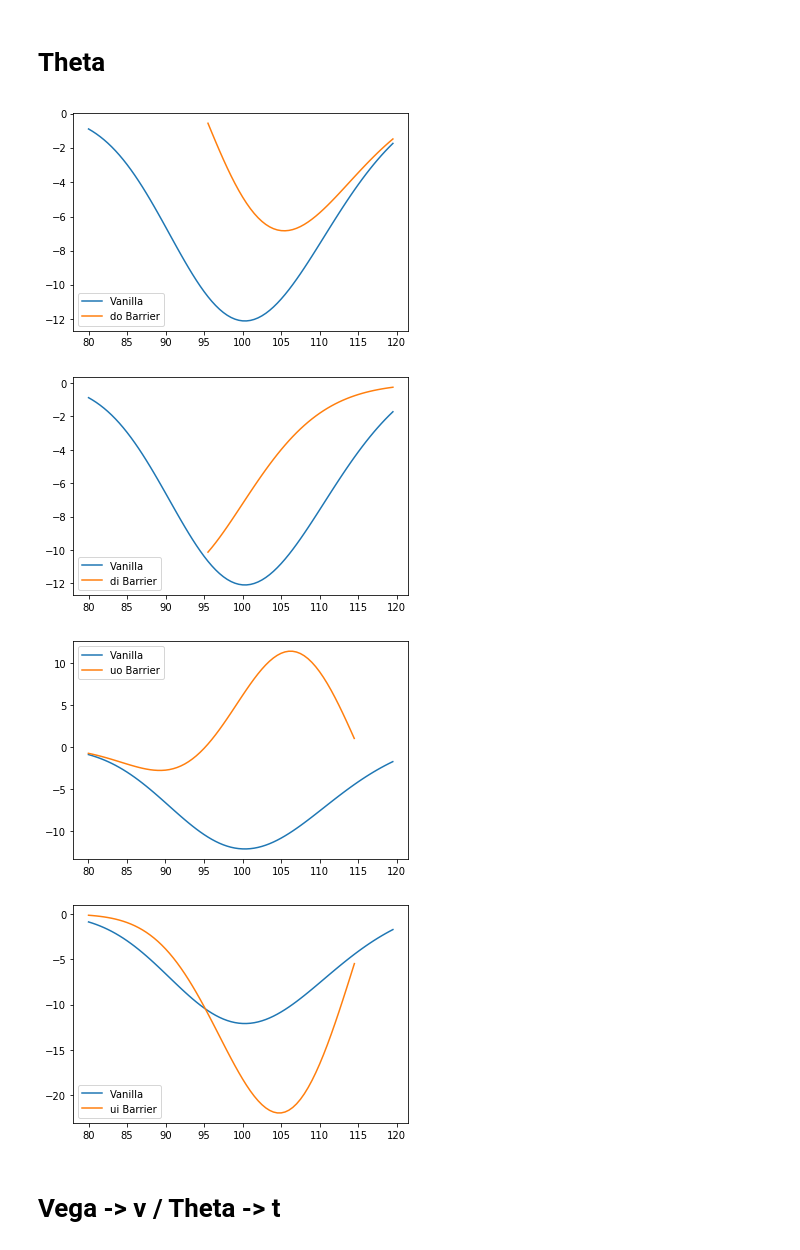
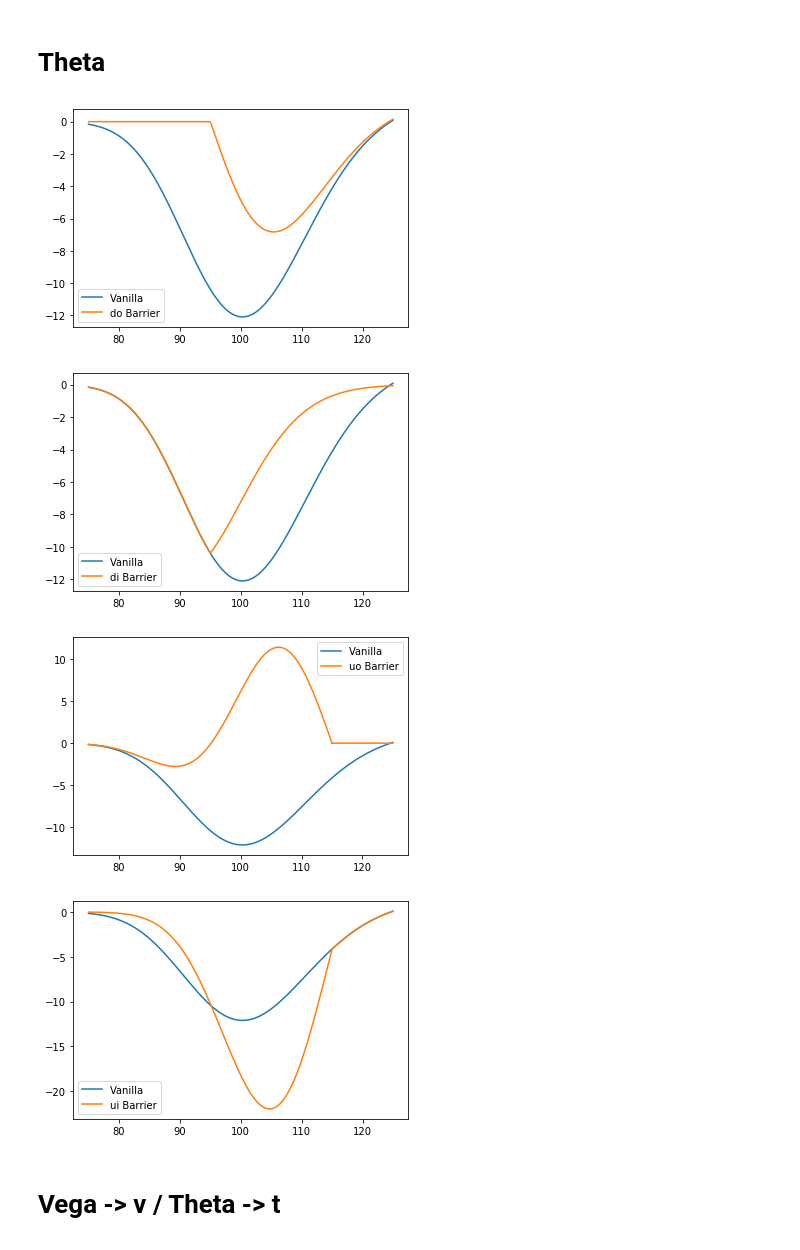
Before and after one commit to chenpinzhi123/Barrier-Option-Pricing, a Jupyter notebook: greeks_analysis.ipynb, the cells around one changed output. Cells and saved outputs as stored; diff of their text form; code cells hidden in the pictures.

```diff
--- a/greeks_analysis.ipynb
+++ b/greeks_analysis.ipynb
@@ -14,7 +14,7 @@ _q = 0.03
 _sigma = 0.25
 _t = 40/252
 
-_s = np.arange(80, 120, 0.5)
+_s = np.arange(75, 125, 0.01)
 
 _typeflag = "c"
 _hu = 115
@@ -107,9 +107,9 @@ for barrier in ("do","di","uo","ui"):
     plt.plot(_s, c_v, label="Vanilla")
 
     if barrier[0] == "u":
-        plt.plot(_s[_s<_h], c_b_v[_s<_h], label="%s Barrier"%barrier)
+        plt.plot(_s, c_b_v, label="%s Barrier"%barrier)
     elif barrier[0] == "d":
-        plt.plot(_s[_s>_h], c_b_v[_s>_h], label="%s Barrier"%barrier)
+        plt.plot(_s, c_b_v, label="%s Barrier"%barrier)
 
     plt.legend()
     plt.show()
@@ -140,9 +140,9 @@ for barrier in ("do","di","uo","ui"):
     plt.plot(_s, c_v, label="Vanilla")
 
     if barrier[0] == "u":
-        plt.plot(_s[_s<_h], c_b_v[_s<_h], label="%s Barrier"%barrier)
+        plt.plot(_s, c_b_v, label="%s Barrier"%barrier)
     elif barrier[0] == "d":
-        plt.plot(_s[_s>_h], c_b_v[_s>_h], label="%s Barrier"%barrier)
+        plt.plot(_s, c_b_v, label="%s Barrier"%barrier)
 
     plt.legend()
     plt.show()
@@ -156,34 +156,34 @@ for barrier in ("do","di","uo","ui"):
 # %%
 for barrier in ("do","di","uo","ui"):
 
     if barrier[0] == "u":
         _h = _hu
     elif barrier[0] == "d":
         _h = _hd
 
     _rebate = 0
 
     c = Vanilla(_s, _k, _r, _q, _sigma, _t, _typeflag)
     c_v = c.theta(s=_s)
 
     b = Barrier(_s, _k, _r, _q, _sigma, _t, _h, _rebate, barrier, _typeflag)
     c_b_v = b.theta(s=_s)
 
     plt.figure()
     plt.plot(_s, c_v, label="Vanilla")
 
     if barrier[0] == "u":
-        plt.plot(_s[_s<_h], c_b_v[_s<_h], label="%s Barrier"%barrier)
+        plt.plot(_s, c_b_v, label="%s Barrier"%barrier)
     elif barrier[0] == "d":
-        plt.plot(_s[_s>_h], c_b_v[_s>_h], label="%s Barrier"%barrier)
+        plt.plot(_s, c_b_v, label="%s Barrier"%barrier)
 
     plt.legend()
     plt.show()
 # %% [output]
-[figure, old version]
+[figure, new version]
-[figure, old version]
+[figure, new version]
-[figure, old version]
+[figure, new version]
-[figure, old version]
+[figure, new version]
 # %% [markdown]
 # Vega -> v / Theta -> t
 # %%
```
Also changed, not shown: parts of 5 cells of this notebook, 1 other file.
